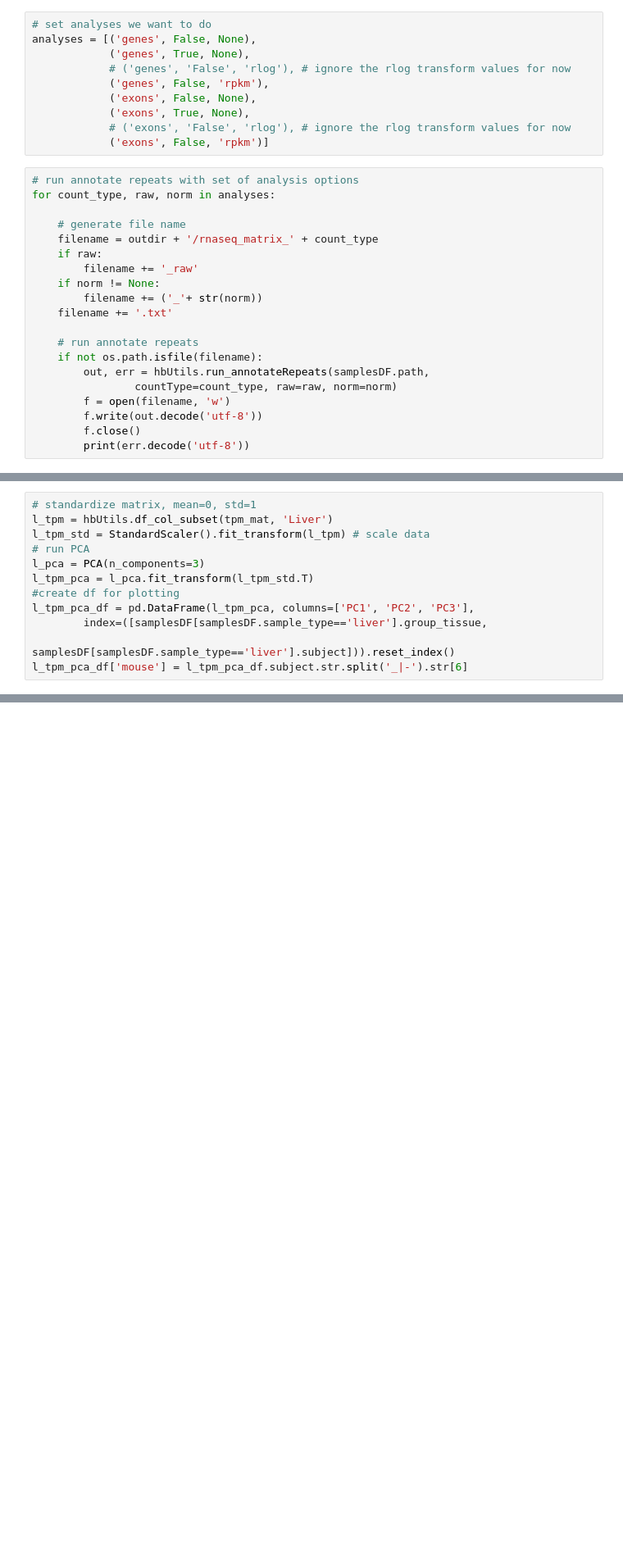
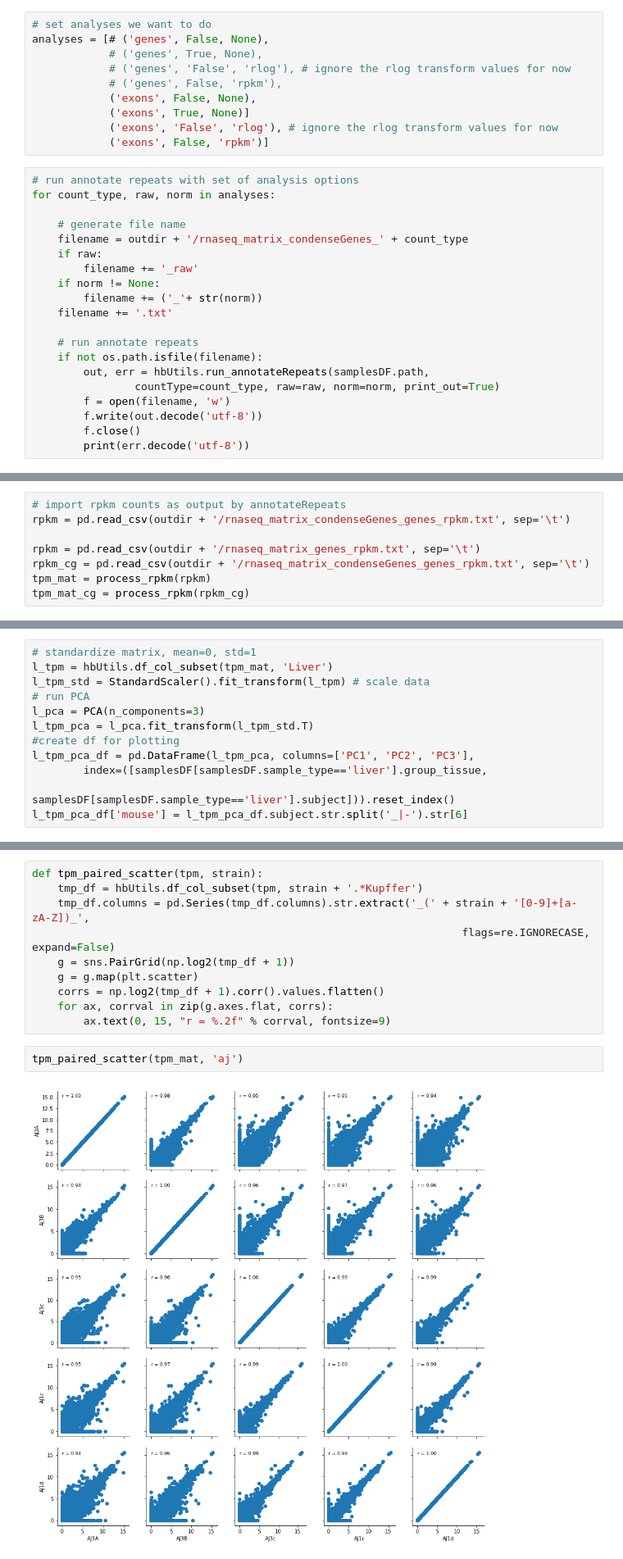
Before and after one commit to HunterBennett/liverStrains, a Jupyter notebook: results/171205_RNASeq_Strains.ipynb, the cells around one changed output, grey strips where cells are left out. Shown at 82% size. Drawn from its saved outputs; the diff is of its cells as text; blank space fills up the shorter version.

```diff
--- a/results/171205_RNASeq_Strains.ipynb
+++ b/results/171205_RNASeq_Strains.ipynb
@@ -129,20 +170,20 @@ samplesDF['color'] = [color_dict[group] for group in samplesDF.group]
 #### Anotate the RNA Seq Samples using python wrapper for annotateRepeats from the Homer package
 # %%
 # set analyses we want to do
-analyses = [('genes', False, None),
-            ('genes', True, None),
+analyses = [# ('genes', False, None),
+            # ('genes', True, None),
             # ('genes', 'False', 'rlog'), # ignore the rlog transform values for now
-            ('genes', False, 'rpkm'),
+            # ('genes', False, 'rpkm'),
             ('exons', False, None),
-            ('exons', True, None),
-            # ('exons', 'False', 'rlog'), # ignore the rlog transform values for now
+            ('exons', True, None)]
+            ('exons', 'False', 'rlog'), # ignore the rlog transform values for now
             ('exons', False, 'rpkm')]
 # %%
 # run annotate repeats with set of analysis options
 for count_type, raw, norm in analyses:
 
     # generate file name
-    filename = outdir + '/rnaseq_matrix_' + count_type
+    filename = outdir + '/rnaseq_matrix_condenseGenes_' + count_type
     if raw:
         filename += '_raw'
     if norm != None:
@@ -152,7 +193,7 @@ for count_type, raw, norm in analyses:
     # run annotate repeats
     if not os.path.isfile(filename):
         out, err = hbUtils.run_annotateRepeats(samplesDF.path,
-                countType=count_type, raw=raw, norm=norm)
+                countType=count_type, raw=raw, norm=norm, print_out=True)
         f = open(filename, 'w')
         f.write(out.decode('utf-8'))
         f.close()
@@ -159,0 +240,8 @@ for count_type, raw, norm in analyses:
+# %%
+# import rpkm counts as output by annotateRepeats
+rpkm = pd.read_csv(outdir + '/rnaseq_matrix_condenseGenes_genes_rpkm.txt', sep='\t')
+
+rpkm = pd.read_csv(outdir + '/rnaseq_matrix_genes_rpkm.txt', sep='\t')
+rpkm_cg = pd.read_csv(outdir + '/rnaseq_matrix_condenseGenes_genes_rpkm.txt', sep='\t')
+tpm_mat = process_rpkm(rpkm)
+tpm_mat_cg = process_rpkm(rpkm_cg)
@@ -254,0 +328,14 @@ label_point(l_tpm_pca_df.PC2, l_tpm_pca_df.PC3, l_tpm_pca_df.mouse, plt.gca())
+# %%
+def tpm_paired_scatter(tpm, strain):
+    tmp_df = hbUtils.df_col_subset(tpm, strain + '.*Kupffer')
+    tmp_df.columns = pd.Series(tmp_df.columns).str.extract('_(' + strain + '[0-9]+[a-zA-Z])_',
+                                                                   flags=re.IGNORECASE, expand=False)
+    g = sns.PairGrid(np.log2(tmp_df + 1))
+    g = g.map(plt.scatter)
+    corrs = np.log2(tmp_df + 1).corr().values.flatten()
+    for ax, corrval in zip(g.axes.flat, corrs):
+        ax.text(0, 15, "r = %.2f" % corrval, fontsize=9)
+# %%
+tpm_paired_scatter(tpm_mat, 'aj')
+# %% [output]
+[figure, added]
```
Also changed, not shown: parts of 18 cells of this notebook, 4 other files.
